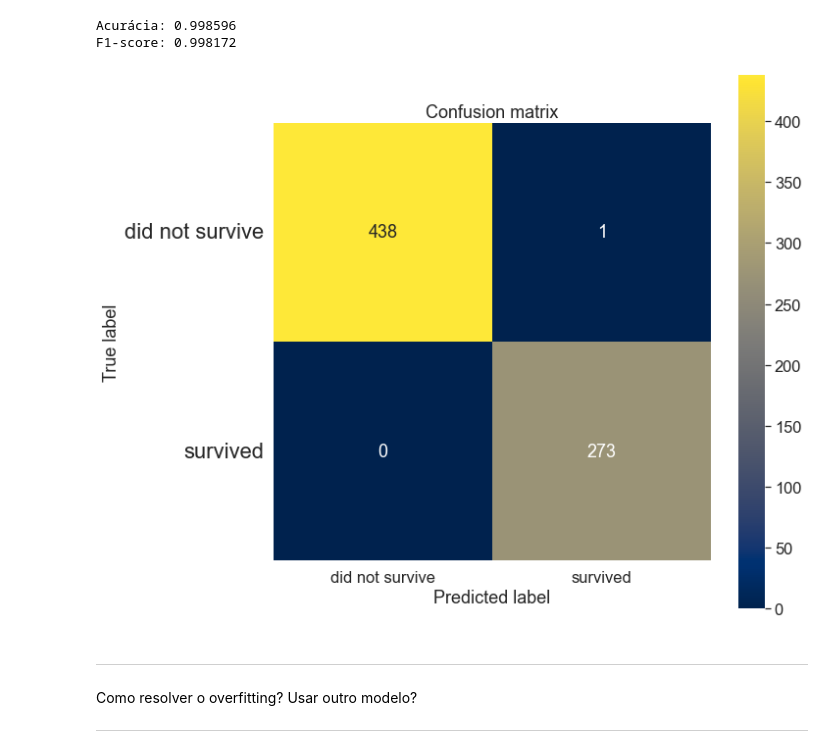
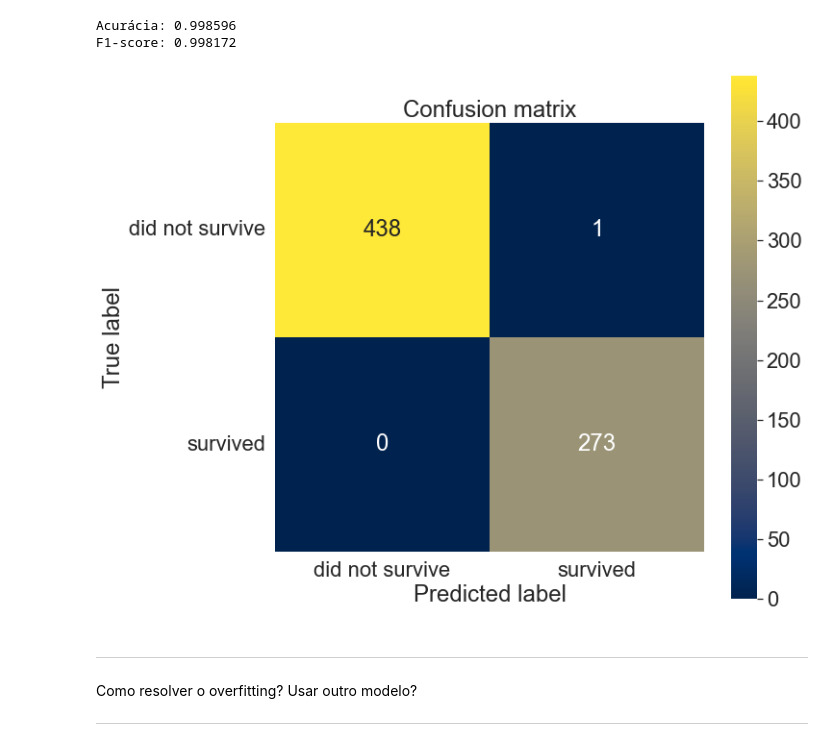
Before and after one commit to gabrielleuzinger/Case-idwall, a Jupyter notebook: Case idwall - titanic.ipynb, the cells around one changed output. Drawn from its saved outputs; the diff is of its cells as text; code cells hidden in the pictures.

```diff
--- a/Case idwall - titanic.ipynb
+++ b/Case idwall - titanic.ipynb
@@ -545,21 +530,22 @@ F1-score: 0.998172
 # %%
 from sklearn.metrics import confusion_matrix
 
 categories = ['did not survive','survived']
 
 figure = plt.figure(figsize=(10,10))
+sns.set(font_scale=2)
 ax = sns.heatmap(data=confusion_matrix(df_prep_y_train,df_prep_ypred_train),
                  annot=True,cmap='cividis',fmt='.0f',square=True,
                  xticklabels=categories,yticklabels=categories)
 
 plt.yticks(np.arange(2)+0.5,rotation=0, fontsize="22", va="center")
 ax.set_title("Confusion matrix")
 ax.set_xlabel("Predicted label")
 ax.set_ylabel("True label")
 
 plt.show()
 # %% [output]
-[figure, old version]
+[figure, new version]
 # %% [markdown]
 ---
 
```
Also changed, not shown: parts of 16 cells of this notebook.
